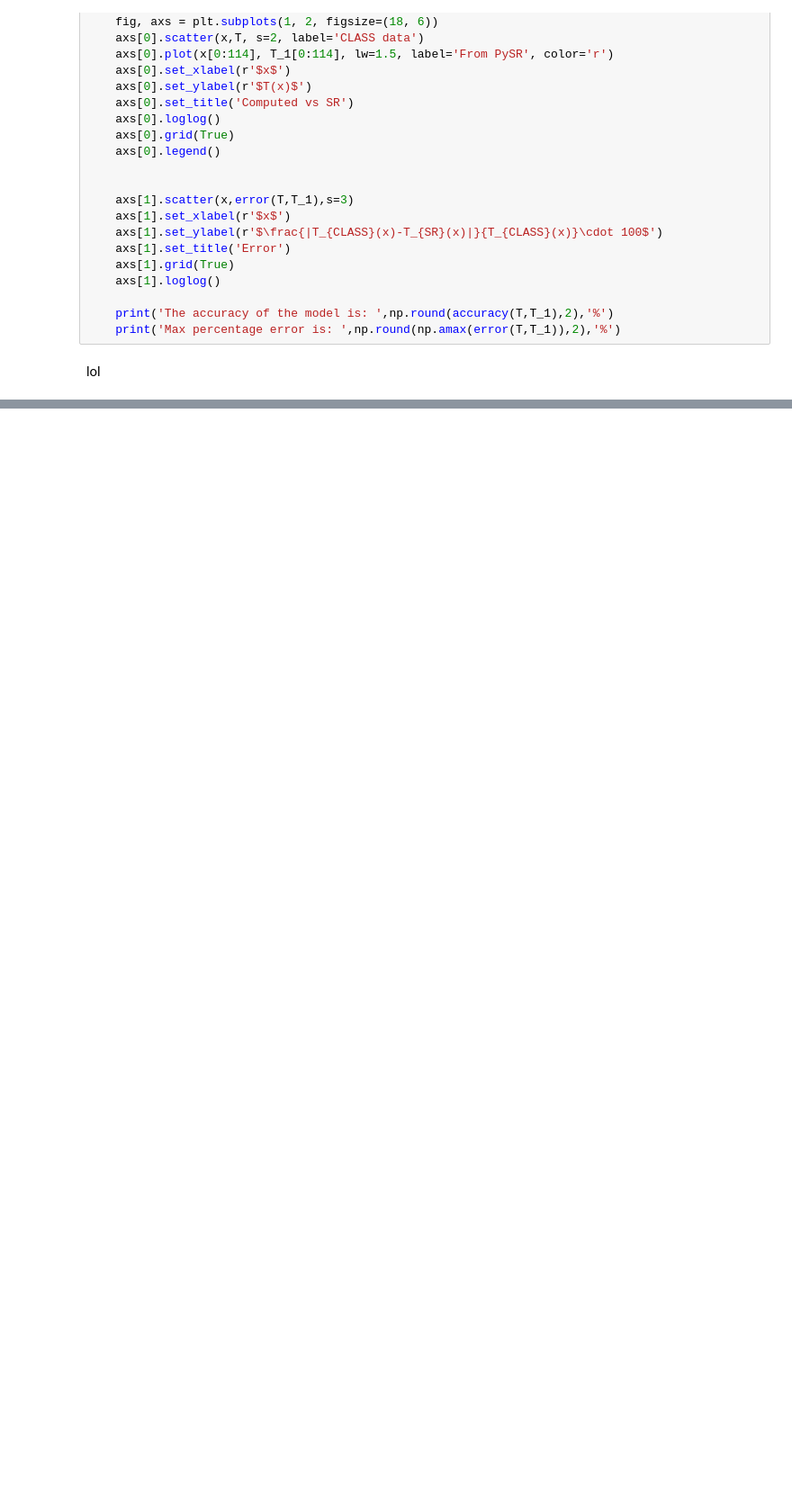
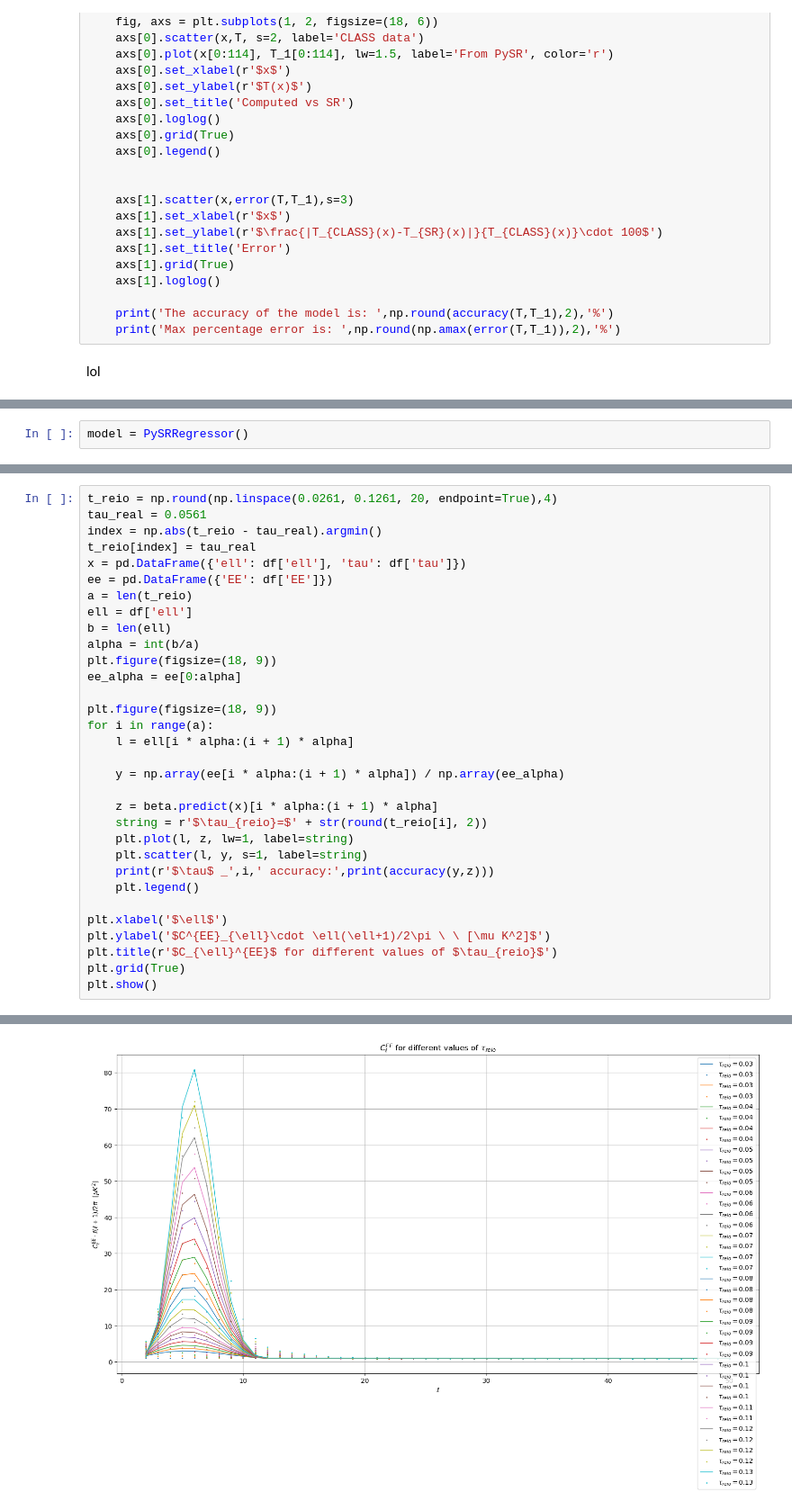
Before and after one commit to farocrown/Simreg, a Jupyter notebook: sr_cmb_cl_graphs.ipynb, the cells around one changed output, grey strips where cells are left out. Shown at 90% size. Saved outputs shown, nothing was run; the diff lists cells and outputs as text; blank space fills up the shorter version.

Commit message:
added graph

```diff
--- a/sr_cmb_cl_graphs.ipynb
+++ b/sr_cmb_cl_graphs.ipynb
@@ -82 +82,3 @@ df
+# %%
+model = PySRRegressor()
 # %%
@@ -90,0 +93,33 @@ $$ 88.8 \tau^2 -80.7\tau - 0.611$$
+# %%
+t_reio = np.round(np.linspace(0.0261, 0.1261, 20, endpoint=True),4)
+tau_real = 0.0561
+index = np.abs(t_reio - tau_real).argmin()
+t_reio[index] = tau_real
+x = pd.DataFrame({'ell': df['ell'], 'tau': df['tau']})
+ee = pd.DataFrame({'EE': df['EE']})
+a = len(t_reio)
+ell = df['ell']
+b = len(ell)
+alpha = int(b/a)
+plt.figure(figsize=(18, 9))
+ee_alpha = ee[0:alpha]
+
+plt.figure(figsize=(18, 9))
+for i in range(a):
+    l = ell[i * alpha:(i + 1) * alpha]
+
+    y = np.array(ee[i * alpha:(i + 1) * alpha]) / np.array(ee_alpha)
+
+    z = beta.predict(x)[i * alpha:(i + 1) * alpha]
+    string = r'$\tau_{reio}=$' + str(round(t_reio[i], 2))
+    plt.plot(l, z, lw=1, label=string)
+    plt.scatter(l, y, s=1, label=string)
+    print(r'$\tau$ _',i,' accuracy:',print(accuracy(y,z)))
+    plt.legend()
+
+plt.xlabel('$\ell$')
+plt.ylabel('$C^{EE}_{\ell}\cdot \ell(\ell+1)/2\pi \ \ [\mu K^2]$')
+plt.title(r'$C_{\ell}^{EE}$ for different values of $\tau_{reio}$')
+plt.grid(True)
+plt.show()
+# %% [output]
@@ -90,0 +144 @@ $$ 88.8 \tau^2 -80.7\tau - 0.611$$
+[figure, added]
```
Also changed, not shown: parts of 5 cells of this notebook, 1 other file.
